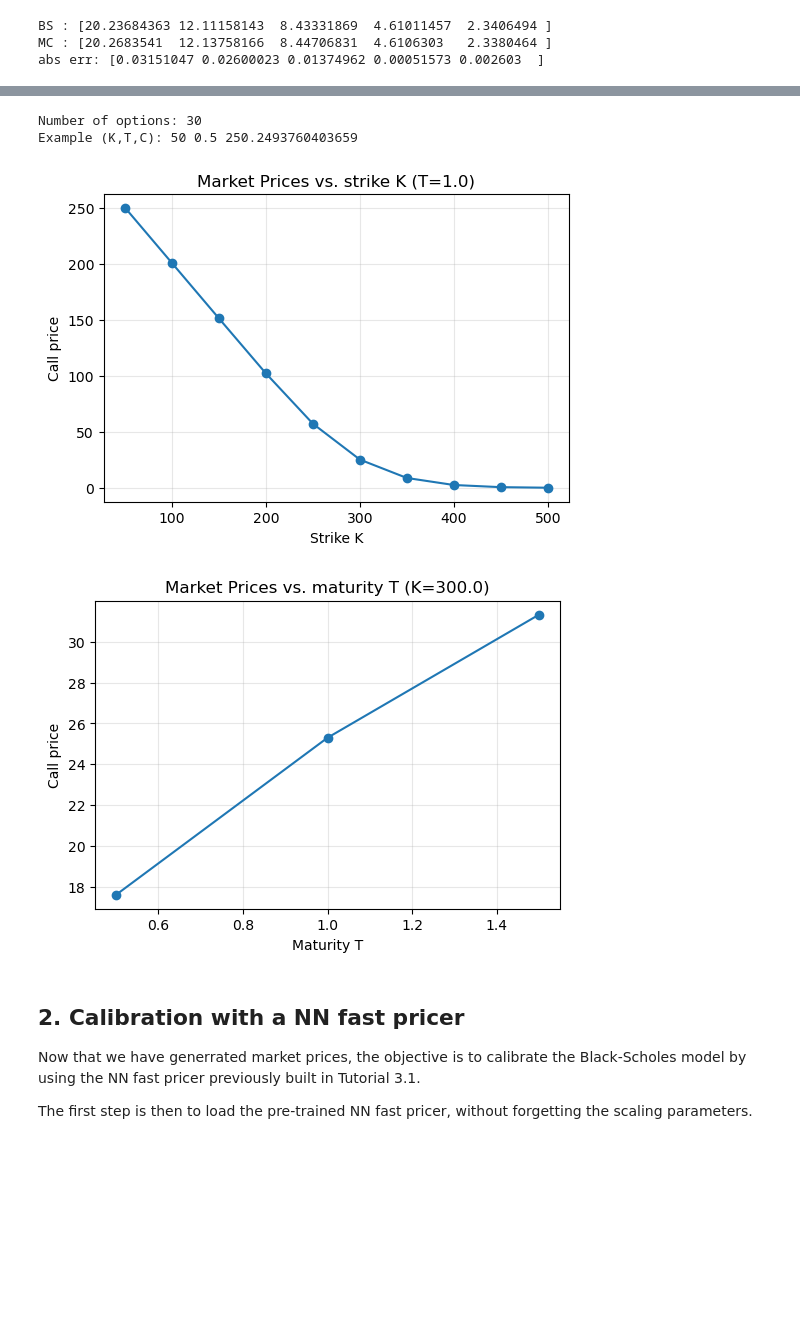
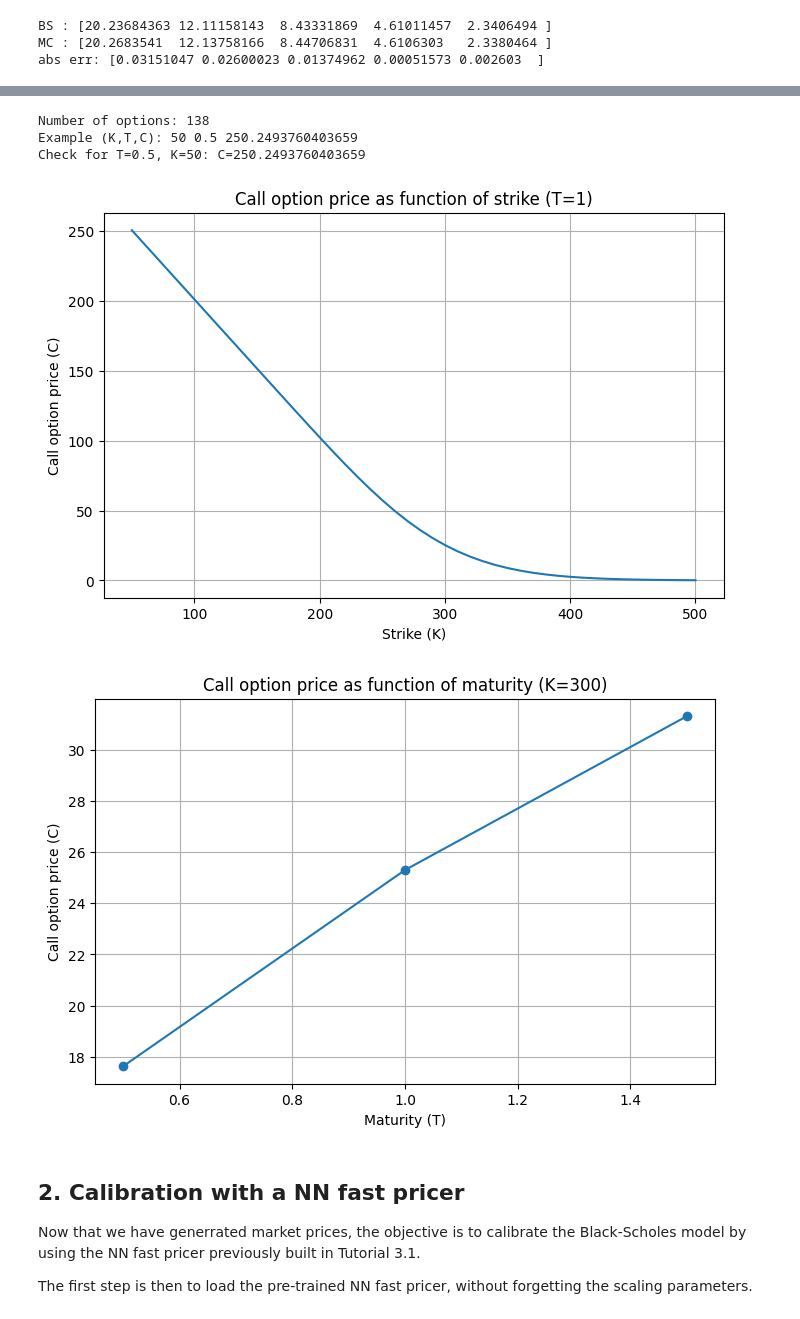
Before and after one commit to RaynorEtienn/Deep-Learning-in-Finance, a Jupyter notebook: Day 3/DLF_3_2_Calibration_NN.ipynb, the cells around one changed output, grey strips where cells are left out. Cells and saved outputs as stored; diff of their text form; code cells hidden in the pictures; blank space fills up the shorter version.

```diff
--- a/Day 3/DLF_3_2_Calibration_NN.ipynb
+++ b/Day 3/DLF_3_2_Calibration_NN.ipynb
@@ -148,21 +149,51 @@ Check result: $T=0.5$, $K=50 \longrightarrow$ $C = 250.2493760403659$
 # %%
-# YOUR CODE HERE
+sigma_true = 0.2
+r = 0.01
+S0 = 300.0
+K = range(50, 501, 10)
+T = np.array([0.5, 1, 1.5])
 
-print('Number of options:', C_mkt.size)
-print('Example (K,T,C):', K_mkt[0], T_mkt[0], C_mkt[0])
+K_mkt, T_mkt = np.meshgrid(K, T)
+K_mkt = K_mkt.flatten()
+T_mkt = T_mkt.flatten()
 
+C_mkt = Black_Scholes_Formula(
+    sigma_true * np.ones_like(K_mkt),
+    r * np.ones_like(K_mkt),
+    S0 * np.ones_like(K_mkt),
+    K_mkt,
+    T_mkt,
+)
+
+print("Number of options:", C_mkt.size)
+print("Example (K,T,C):", K_mkt[0], T_mkt[0], C_mkt[0])
+
+print(f"Check for T=0.5, K=50: C={C_mkt[(T_mkt==0.5) & (K_mkt==50)][0]}")
 
 # PLOT C_mkt as function of K_mkt, for T_mkt = 1
-# YOUR CODE HERE
+plt.figure(figsize=(8, 5))
+plt.plot(K_mkt[T_mkt == 1], C_mkt[T_mkt == 1])
+plt.title("Call option price as function of strike (T=1)")
+plt.xlabel("Strike (K)")
+plt.ylabel("Call option price (C)")
+plt.grid()
+plt.show()
 
 
 # PLOT C_mkt as function of T_mkt, for K_mkt = 300
-# YOUR CODE HERE
+plt.figure(figsize=(8, 5))
+plt.plot(T_mkt[K_mkt == 300], C_mkt[K_mkt == 300], marker="o")
+plt.title("Call option price as function of maturity (K=300)")
+plt.xlabel("Maturity (T)")
+plt.ylabel("Call option price (C)")
+plt.grid()
+plt.show()
 # %% [output]
-Number of options: 30
+Number of options: 138
 Example (K,T,C): 50 0.5 250.2493760403659
+Check for T=0.5, K=50: C=250.2493760403659
-[figure, old version]
+[figure, new version]
-[figure, old version]
+[figure, new version]
 # %% [markdown]
 ## 2. Calibration with a NN fast pricer
 
```
Also changed, not shown: parts of 14 cells of this notebook, 1 other file.
